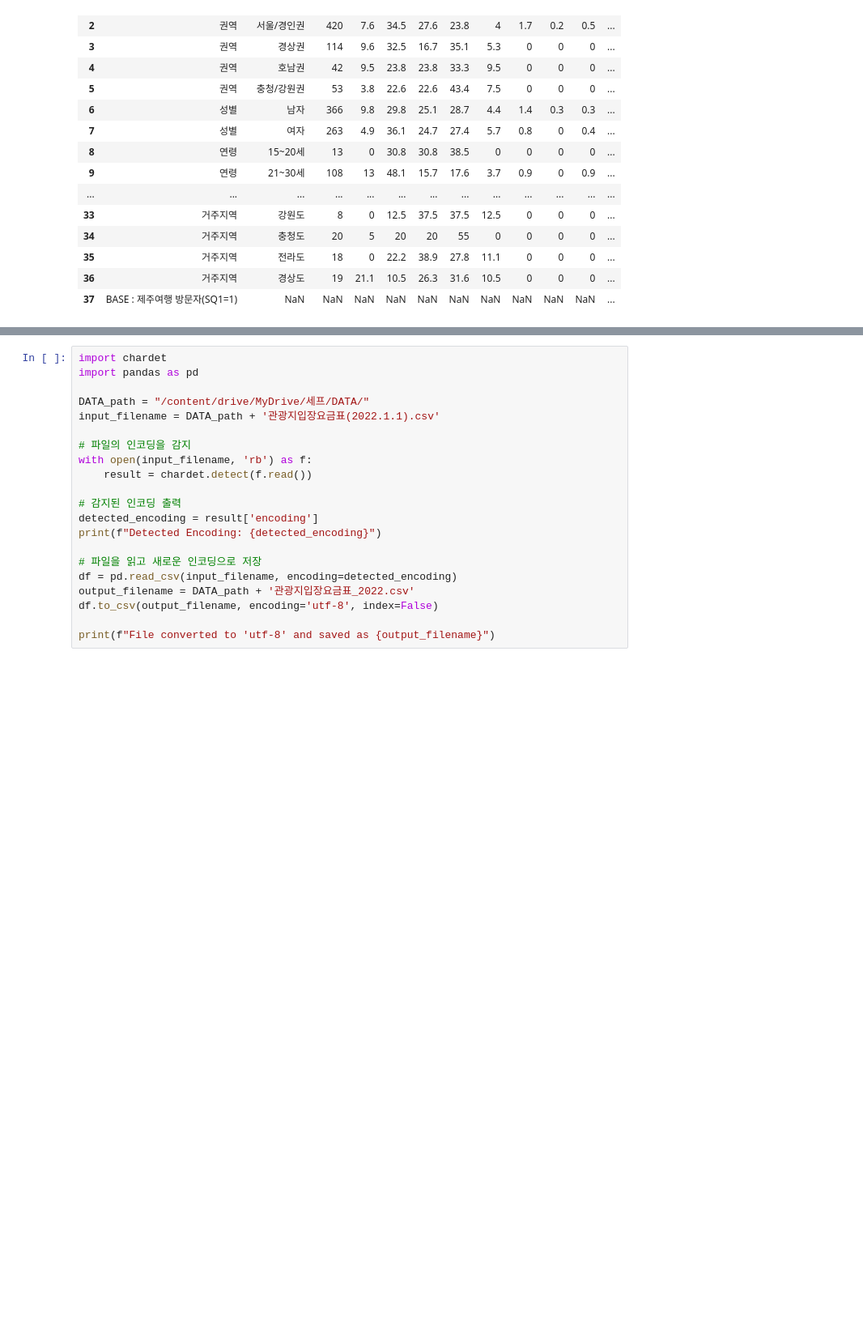
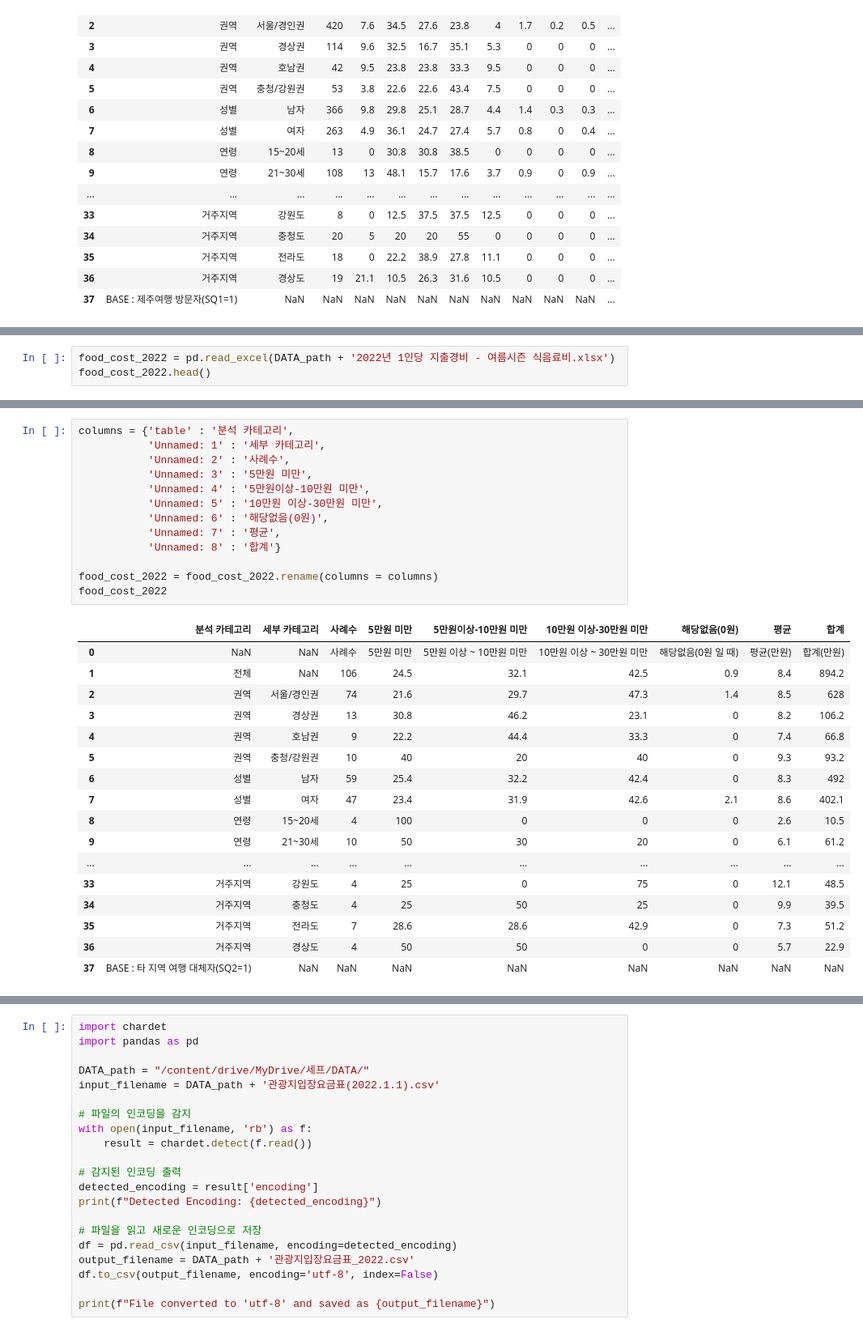
Before and after one commit to HaJeong-K/Jeju_project, a Jupyter notebook: 2022년 데이터 전처리.ipynb, the cells around one changed output, grey strips where cells are left out. Shown at 81% size. Drawn from its saved outputs; the diff is of its cells as text; blank space fills up the shorter version.

```diff
--- a/2022년 데이터 전처리.ipynb
+++ b/2022년 데이터 전처리.ipynb
@@ -118,0 +251,3 @@ expenditure_standard_2022
+# %%
+food_cost_2022 = pd.read_excel(DATA_path + '2022년 1인당 지출경비 - 여름시즌 식음료비.xlsx')
+food_cost_2022.head()
@@ -118,0 +261,31 @@ expenditure_standard_2022
+# %%
+columns = {'table' : '분석 카테고리',
+           'Unnamed: 1' : '세부 카테고리',
+           'Unnamed: 2' : '사례수',
+           'Unnamed: 3' : '5만원 미만',
+           'Unnamed: 4' : '5만원이상-10만원 미만',
+           'Unnamed: 5' : '10만원 이상-30만원 미만',
+           'Unnamed: 6' : '해당없음(0원)',
+           'Unnamed: 7' : '평균',
+           'Unnamed: 8' : '합계'}
+
+food_cost_2022 = food_cost_2022.rename(columns = columns)
+food_cost_2022
+# %% [output]
+|  | 분석 카테고리 | 세부 카테고리 | 사례수 | 5만원 미만 | 5만원이상-10만원 미만 | 10만원 이상-30만원 미만 | 해당없음(0원) | 평균 | 합계 |
+| 0 | NaN | NaN | 사례수 | 5만원 미만 | 5만원 이상 ~ 10만원 미만 | 10만원 이상 ~ 30만원 미만 | 해당없음(0원 일 때) | 평균(만원) | 합계(만원) |
+| 1 | 전체 | NaN | 106 | 24.5 | 32.1 | 42.5 | 0.9 | 8.4 | 894.2 |
+| 2 | 권역 | 서울/경인권 | 74 | 21.6 | 29.7 | 47.3 | 1.4 | 8.5 | 628 |
+| 3 | 권역 | 경상권 | 13 | 30.8 | 46.2 | 23.1 | 0 | 8.2 | 106.2 |
+| 4 | 권역 | 호남권 | 9 | 22.2 | 44.4 | 33.3 | 0 | 7.4 | 66.8 |
+| 5 | 권역 | 충청/강원권 | 10 | 40 | 20 | 40 | 0 | 9.3 | 93.2 |
+| 6 | 성별 | 남자 | 59 | 25.4 | 32.2 | 42.4 | 0 | 8.3 | 492 |
+| 7 | 성별 | 여자 | 47 | 23.4 | 31.9 | 42.6 | 2.1 | 8.6 | 402.1 |
+| 8 | 연령 | 15~20세 | 4 | 100 | 0 | 0 | 0 | 2.6 | 10.5 |
+| 9 | 연령 | 21~30세 | 10 | 50 | 30 | 20 | 0 | 6.1 | 61.2 |
+| ... | ... | ... | ... | ... | ... | ... | ... | ... | ... |
+| 33 | 거주지역 | 강원도 | 4 | 25 | 0 | 75 | 0 | 12.1 | 48.5 |
+| 34 | 거주지역 | 충청도 | 4 | 25 | 50 | 25 | 0 | 9.9 | 39.5 |
+| 35 | 거주지역 | 전라도 | 7 | 28.6 | 28.6 | 42.9 | 0 | 7.3 | 51.2 |
+| 36 | 거주지역 | 경상도 | 4 | 50 | 50 | 0 | 0 | 5.7 | 22.9 |
+| 37 | BASE : 타 지역 여행 대체자(SQ2=1) | NaN | NaN | NaN | NaN | NaN | NaN | NaN | NaN |
```
Also changed, not shown: parts of 27 cells of this notebook.
